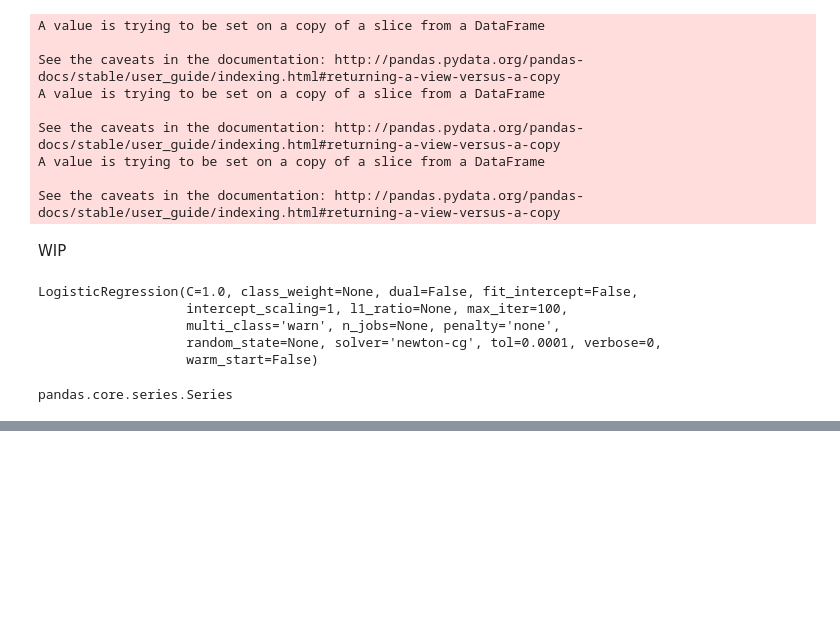
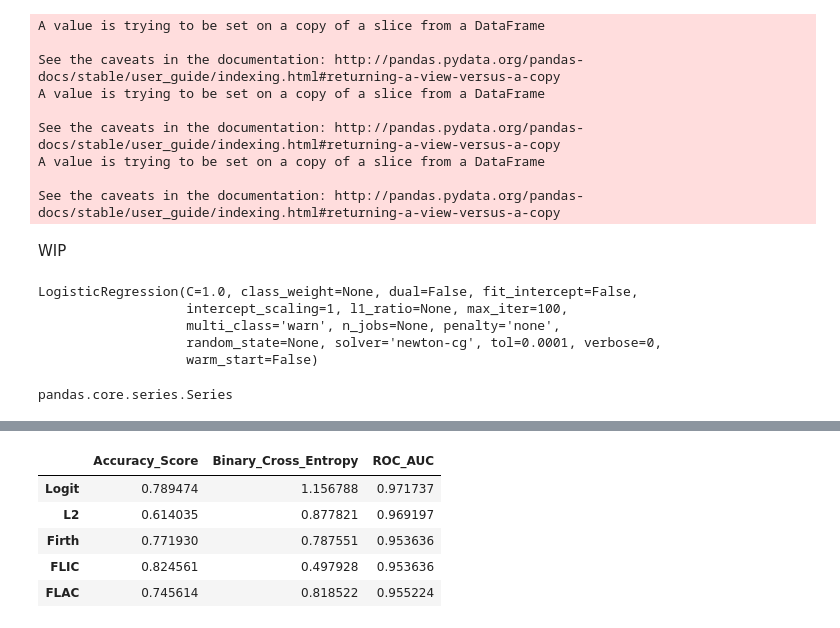
Before and after one commit to minotaur142/pmle, a Jupyter notebook: WIP.ipynb, the cells around one changed output, grey strips where cells are left out. Cells and saved outputs as stored; diff of their text form; code cells hidden in the pictures; blank space fills up the shorter version.

```diff
--- a/WIP.ipynb
+++ b/WIP.ipynb
@@ -850,0 +908,9 @@ int_small_X.shape
+# %%
+rare_results
+# %% [output]
+|  | Accuracy_Score | Binary_Cross_Entropy | ROC_AUC |
+| Logit | 0.789474 | 1.156788 | 0.971737 |
+| L2 | 0.614035 | 0.877821 | 0.969197 |
+| Firth | 0.771930 | 0.787551 | 0.953636 |
+| FLIC | 0.824561 | 0.497928 | 0.953636 |
+| FLAC | 0.745614 | 0.818522 | 0.955224 |
```
Also changed, not shown: parts of 38 cells of this notebook, 1 other file.
